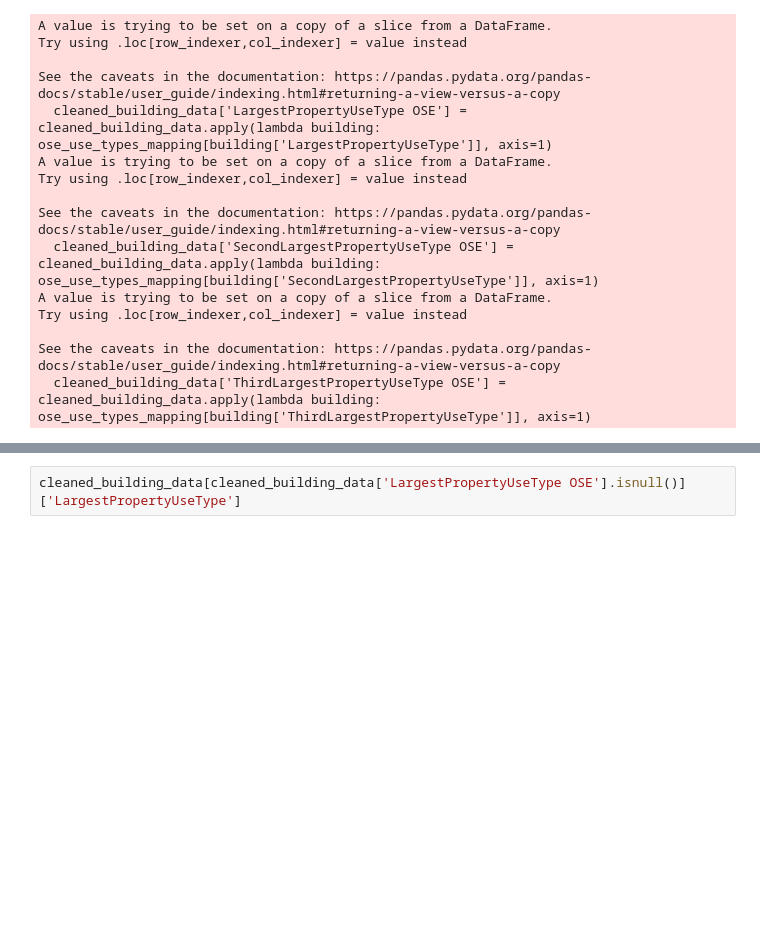
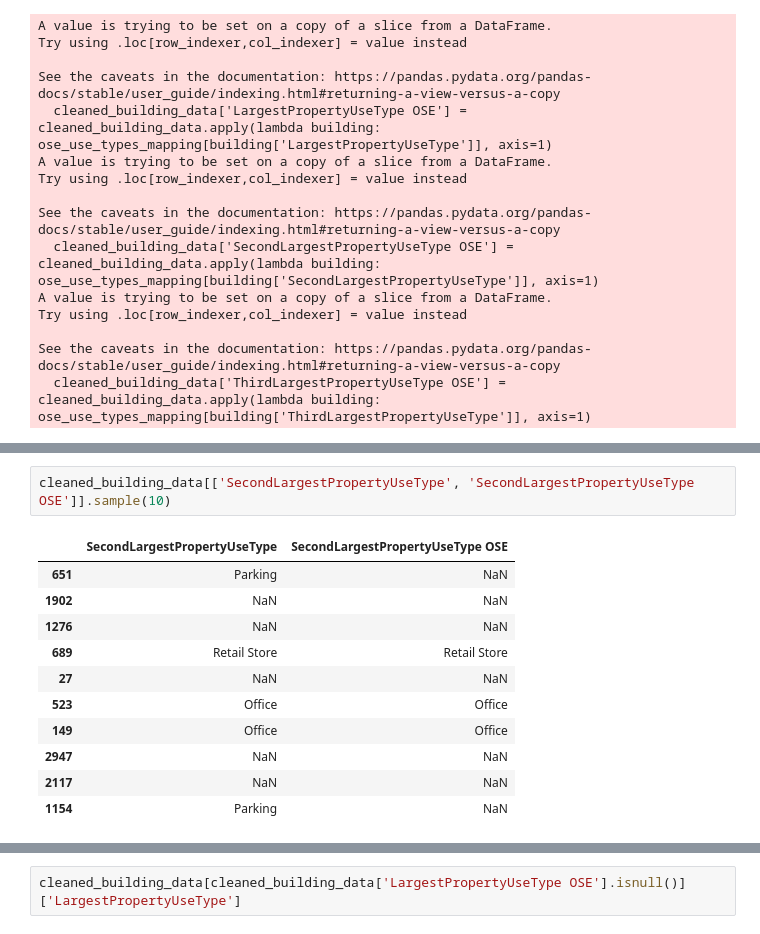
Before and after one commit to BenBagBag/seattle_beps_modelling, a Jupyter notebook: data/input_data/Reproducing RMI building data cleaning/Data cleaning.ipynb, the cells around one changed output, grey strips where cells are left out. Cells and saved outputs as stored; diff of their text form; blank space fills up the shorter version.

```diff
--- a/data/input_data/Reproducing RMI building data cleaning/Data cleaning.ipynb
+++ b/data/input_data/Reproducing RMI building data cleaning/Data cleaning.ipynb
@@ -105,0 +156,14 @@ See the caveats in the documentation: https://pandas.pydata.org/pandas-docs/stab
+# %%
+cleaned_building_data[['SecondLargestPropertyUseType', 'SecondLargestPropertyUseType OSE']].sample(10)
+# %% [output]
+|  | SecondLargestPropertyUseType | SecondLargestPropertyUseType OSE |
+| 651 | Parking | NaN |
+| 1902 | NaN | NaN |
+| 1276 | NaN | NaN |
+| 689 | Retail Store | Retail Store |
+| 27 | NaN | NaN |
+| 523 | Office | Office |
+| 149 | Office | Office |
+| 2947 | NaN | NaN |
+| 2117 | NaN | NaN |
+| 1154 | Parking | NaN |
```
Also changed, not shown: parts of 23 cells of this notebook, 13 other files.
